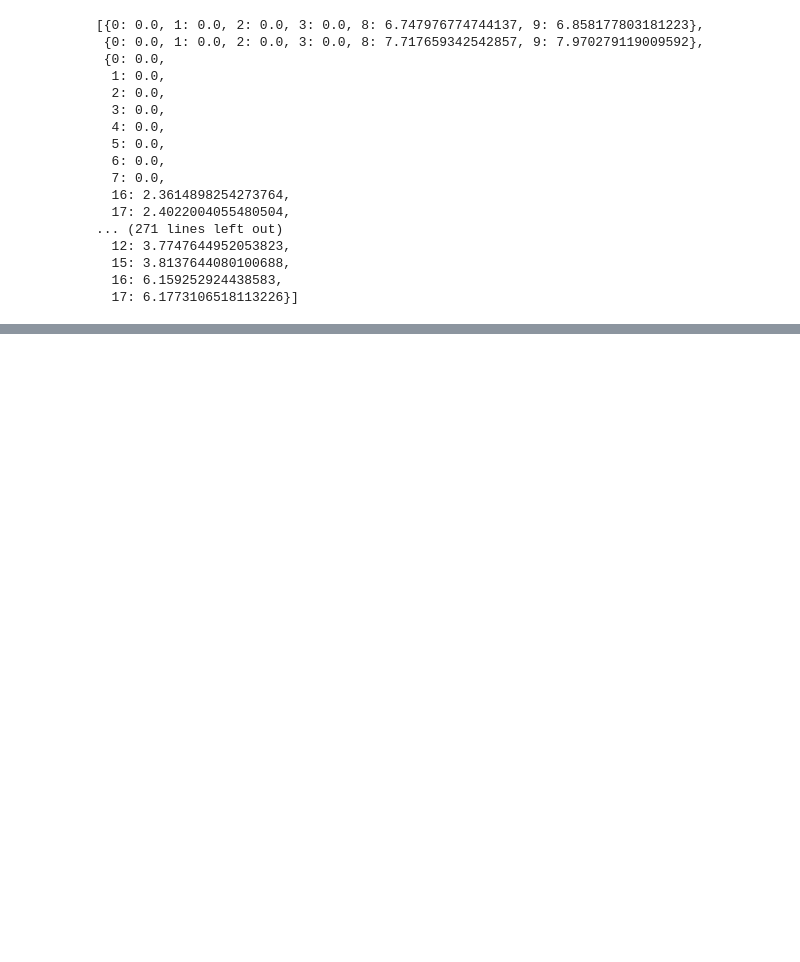
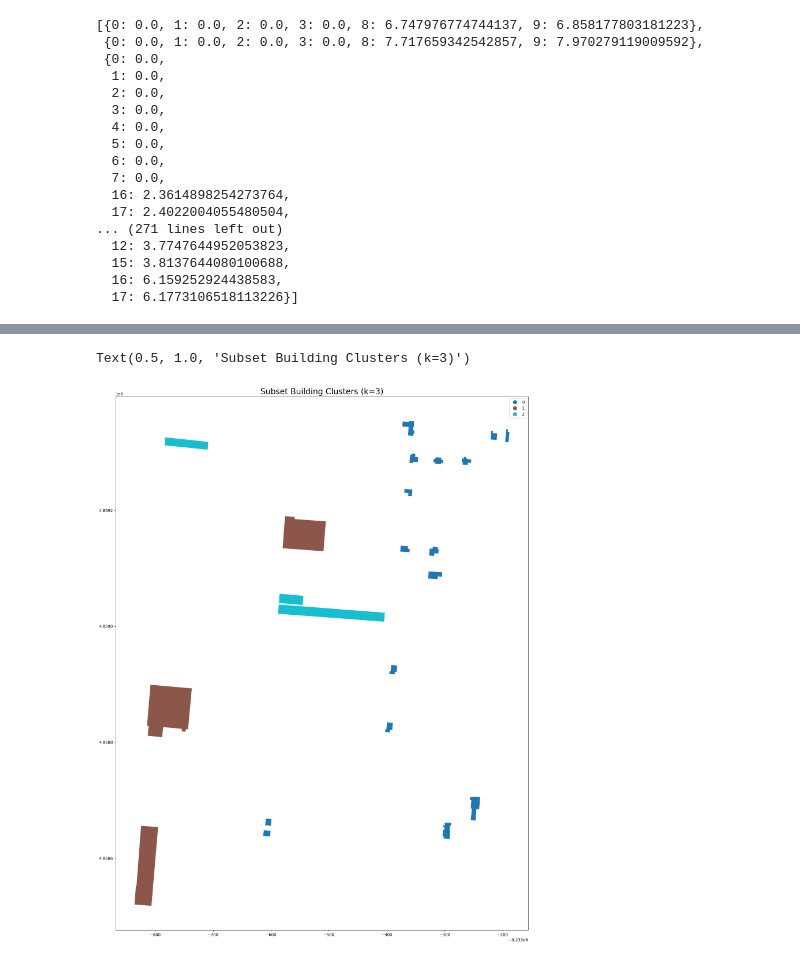
Before and after one commit to SummerHA90/2D_footprint_clustering, a Jupyter notebook: Prototyping_extbound_node_edge_weights.ipynb, the cells around one changed output, grey strips where cells are left out. Drawn from its saved outputs; the diff is of its cells as text; code cells hidden in the pictures; blank space fills up the shorter version.

```diff
--- a/Prototyping_extbound_node_edge_weights.ipynb
+++ b/Prototyping_extbound_node_edge_weights.ipynb
@@ -874,25 +954,28 @@ plt.title("Subset Building Clusters (k=2, num_it=5)", fontsize=20)
 # %%
-# n = 3
-# subset_clsutering_3 = SpectralClustering(n_clusters=3, affinity='precomputed', assign_labels='kmeans', random_state=0).fit(subset_kernel_matrix)
-# subset_y_pred_3 = subset_clsutering_3.labels_.astype(int)
-# subset_gdf_modified['sub_cluster_3'] = subset_y_pred_3
-# subset_gdf_modified['sub_cluster_3'] = subset_gdf_modified['sub_cluster_3'].astype('category') # Make the column categorical
-# subset_gdf_modified.plot(column='sub_cluster_3', cmap='tab10', legend=True, figsize=(24,24))
-# plt.title("Subset Building Clusters (k=3)", fontsize=20)
+n = 3
+subset_clsutering_3 = SpectralClustering(n_clusters=3, affinity='precomputed', assign_labels='kmeans', random_state=0).fit(subset_kernel_matrix)
+subset_y_pred_3 = subset_clsutering_3.labels_.astype(int)
+subset_gdf_modified['sub_cluster_3'] = subset_y_pred_3
+subset_gdf_modified['sub_cluster_3'] = subset_gdf_modified['sub_cluster_3'].astype('category') # Make the column categorical
+subset_gdf_modified.plot(column='sub_cluster_3', cmap='tab10', legend=True, figsize=(24,24))
+plt.title("Subset Building Clusters (k=3)", fontsize=20)
 
 # # n = 3, num_it=2
 # subset_clsutering_3_it2 = SpectralClustering(n_clusters=3, affinity='precomputed', assign_labels='kmeans', random_state=0).fit(subset_kernel_matrix_it2)
 # subset_y_pred_3_it2 = subset_clsutering_3_it2.labels_.astype(int)
 # subset_gdf_modified['sub_cluster_3_it2'] = subset_y_pred_3_it2
 # subset_gdf_modified['sub_cluster_3_it2'] = subset_gdf_modified['sub_cluster_3_it2'].astype('category') # Make the column categorical
 # subset_gdf_modified.plot(column='sub_cluster_3_it2', cmap='tab10', legend=True, figsize=(24,24))
 # plt.title("Subset Building Clusters (k=3, num_it=2)", fontsize=20)
 
-# n = 3, num_it=5
-subset_clsutering_3_it5 = SpectralClustering(n_clusters=3, affinity='precomputed', assign_labels='kmeans', random_state=0).fit(subset_kernel_matrix_it5)
-subset_y_pred_3_it5 = subset_clsutering_3_it5.labels_.astype(int)
-subset_gdf_modified['sub_cluster_3_it5'] = subset_y_pred_3_it5
-subset_gdf_modified['sub_cluster_3_it5'] = subset_gdf_modified['sub_cluster_3_it5'].astype('category') # Make the column categorical
-subset_gdf_modified.plot(column='sub_cluster_3_it5', cmap='tab10', legend=True, figsize=(24,24))
-plt.title("Subset Building Clusters (k=3, num_it=5)", fontsize=20)
+# # n = 3, num_it=5
+# subset_clsutering_3_it5 = SpectralClustering(n_clusters=3, affinity='precomputed', assign_labels='kmeans', random_state=0).fit(subset_kernel_matrix_it5)
+# subset_y_pred_3_it5 = subset_clsutering_3_it5.labels_.astype(int)
+# subset_gdf_modified['sub_cluster_3_it5'] = subset_y_pred_3_it5
+# subset_gdf_modified['sub_cluster_3_it5'] = subset_gdf_modified['sub_cluster_3_it5'].astype('category') # Make the column categorical
+# subset_gdf_modified.plot(column='sub_cluster_3_it5', cmap='tab10', legend=True, figsize=(24,24))
+# plt.title("Subset Building Clusters (k=3, num_it=5)", fontsize=20)
+# %% [output]
+Text(0.5, 1.0, 'Subset Building Clusters (k=3)')
+[figure, added]
 # %%
```
Also changed, not shown: parts of 21 cells of this notebook.
